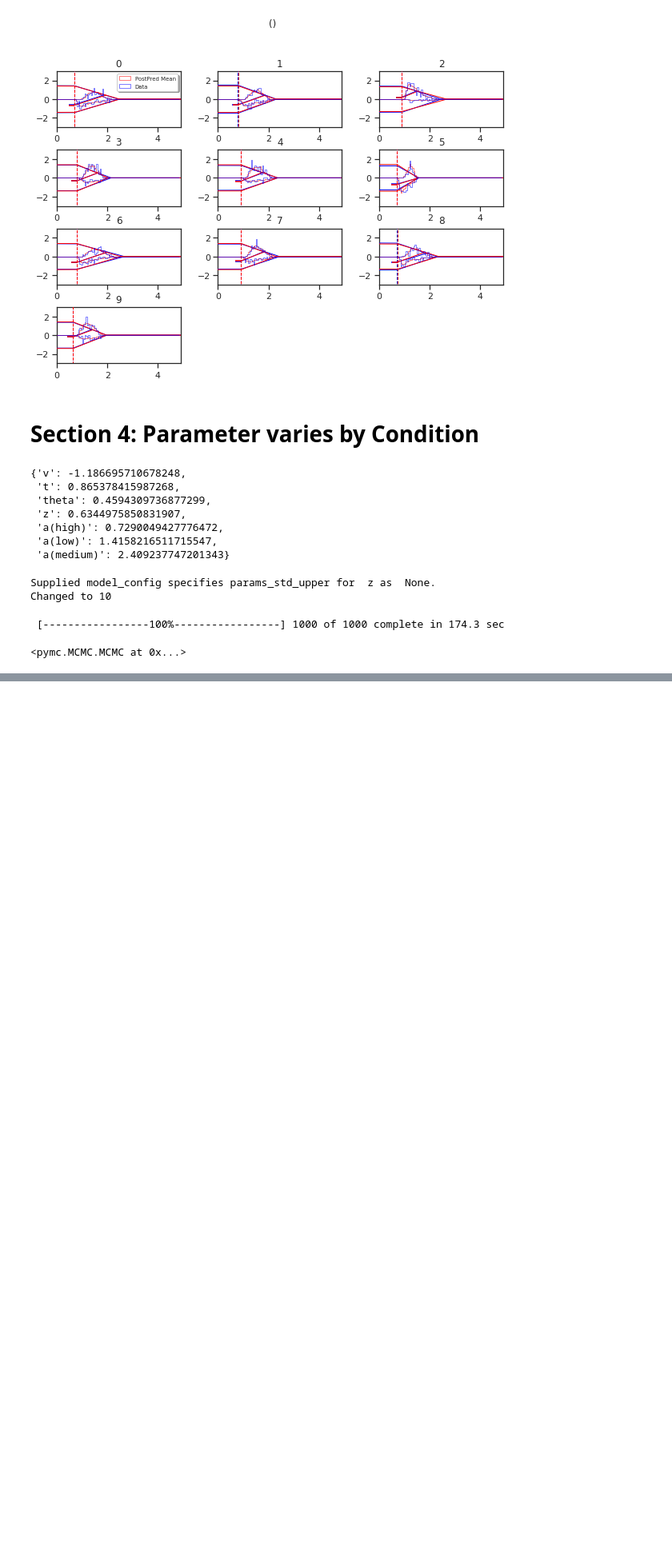
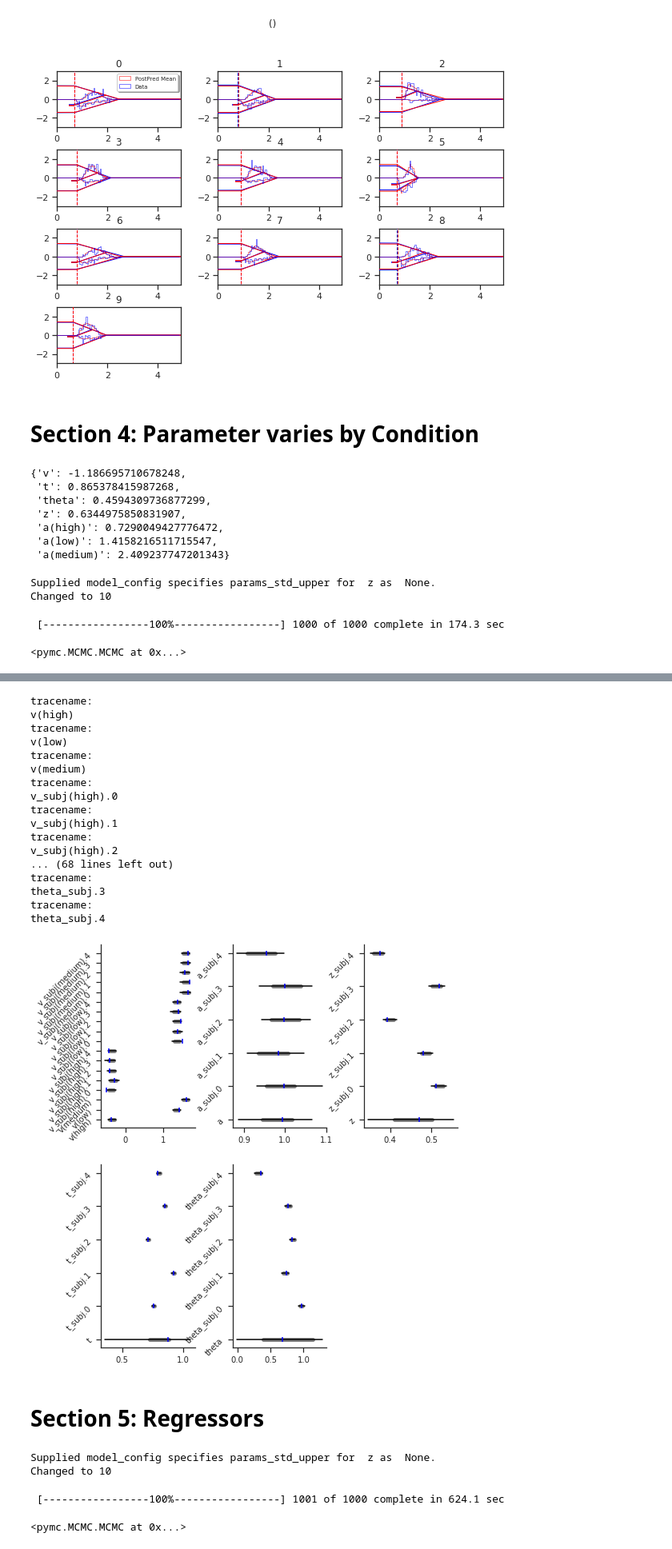
Before and after one commit to zenkavi/IntroToHDDM, a Jupyter notebook: LAN_Tutorial.ipynb, the cells around one changed output, grey strips where cells are left out. Shown at 80% size. Drawn from its saved outputs; the diff is of its cells as text; code cells hidden in the pictures; blank space fills up the shorter version.

```diff
--- a/LAN_Tutorial.ipynb
+++ b/LAN_Tutorial.ipynb
@@ -459,0 +483,18 @@ plt.show()
+# %%
+# Metadata
+nmcmc = 1500
+model = 'angle'
+n_subjects = 5
+n_trials_per_subject = 500
+# %%
+data, full_parameter_dict = simulator_h_c(n_subjects = n_subjects,
+                                          n_trials_per_subject = n_trials_per_subject,
+                                          model = model,
+                                          p_outlier = 0.00,
+                                          conditions = {'c_one': ['low', 'medium', 'high']}, #, 'c_three': ['low', 'medium', 'high']},
+                                          depends_on = {'v': ['c_one']}, # 'theta': ['c_two']}, # 'theta': ['c_two']}, #regression_models = None, #
+                                          regression_models = None, #regression_covariates = None,
+                                          regression_covariates = None, # need this to make initial covariate matrix from which to use dmatrix (patsy)
+                                          group_only_regressors = False,
+                                          group_only = None,
+                                          fixed_at_default = None)
@@ -459,0 +518,29 @@ plt.show()
+# %%
+# Caterpillar Plot: (Parameters recovered ok?)
+hddm.plotting.plot_caterpillar(hddm_model = hddmnn_model,
+                               ground_truth_parameter_dict = full_parameter_dict,
+                               figsize = (8, 8),
+                               columns = 3)
+
+plt.show()
+# %% [output]
+tracename:
+v(high)
+tracename:
+v(low)
+tracename:
+v(medium)
+tracename:
+v_subj(high).0
+tracename:
+v_subj(high).1
+tracename:
+v_subj(high).2
+... (68 lines left out)
+tracename:
+theta_subj.3
+tracename:
+theta_subj.4
+[figure, added]
+# %% [markdown]
+# Section 5: Regressors
@@ -459,0 +570,16 @@ plt.show()
+# %%
+# Make HDDM model
+hddmnn_reg = hddm.HDDMnnRegressor(data,
+                                  reg_descr,
+                                  include = hddm.simulators.model_config[model]['hddm_include'],
+                                  model = model,
+                                  informative = False,
+                                  p_outlier = 0.0)
+# %% [output]
+Supplied model_config specifies params_std_upper for  z as  None.
+Changed to 10
+# %%
+hddmnn_reg.sample(nmcmc, burn = 100)
+# %% [output]
+ [-----------------100%-----------------] 1001 of 1000 complete in 624.1 sec
+<pymc.MCMC.MCMC at 0x...>
```
Also changed, not shown: parts of 34 cells of this notebook, 1 other file.
